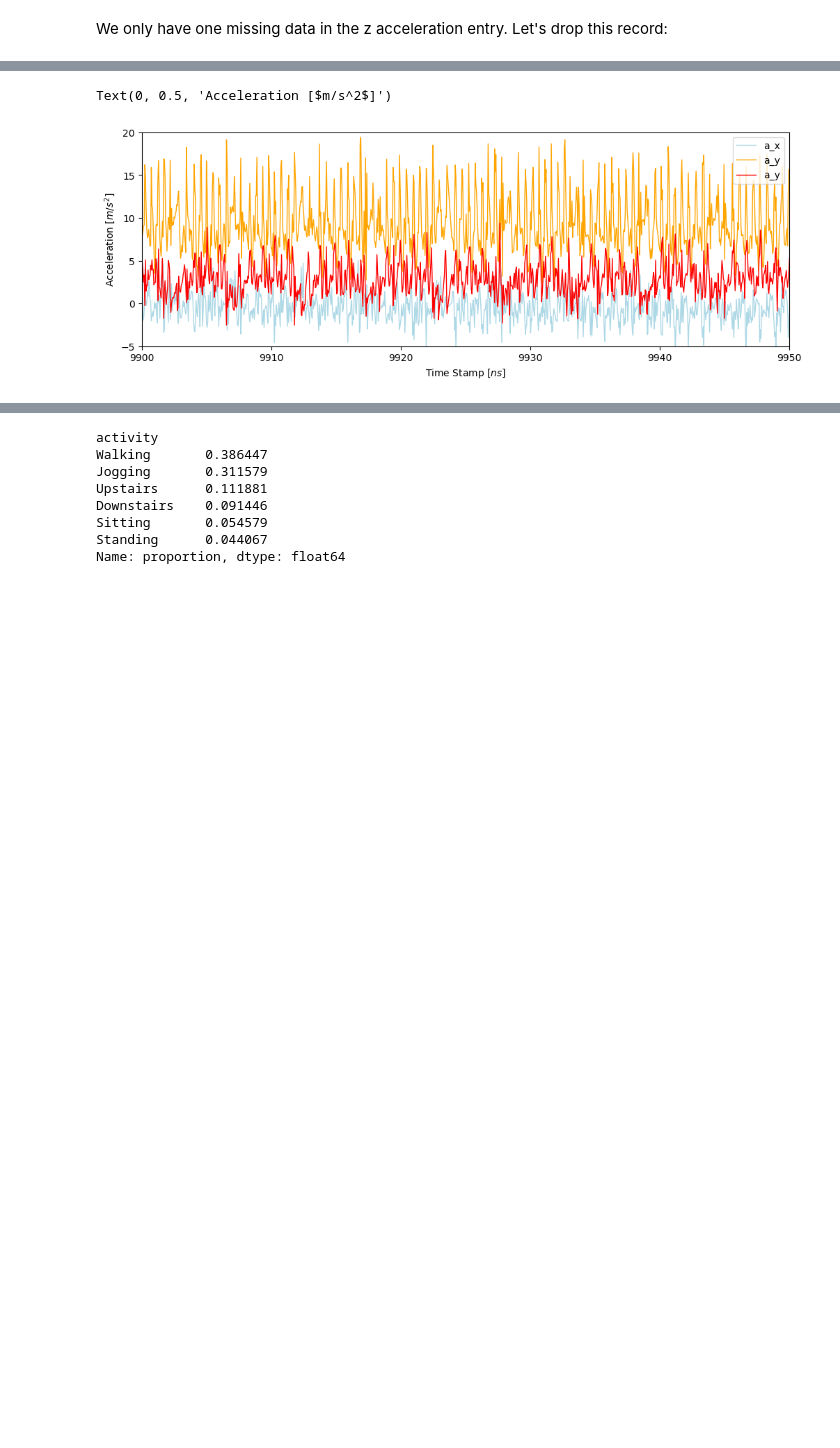
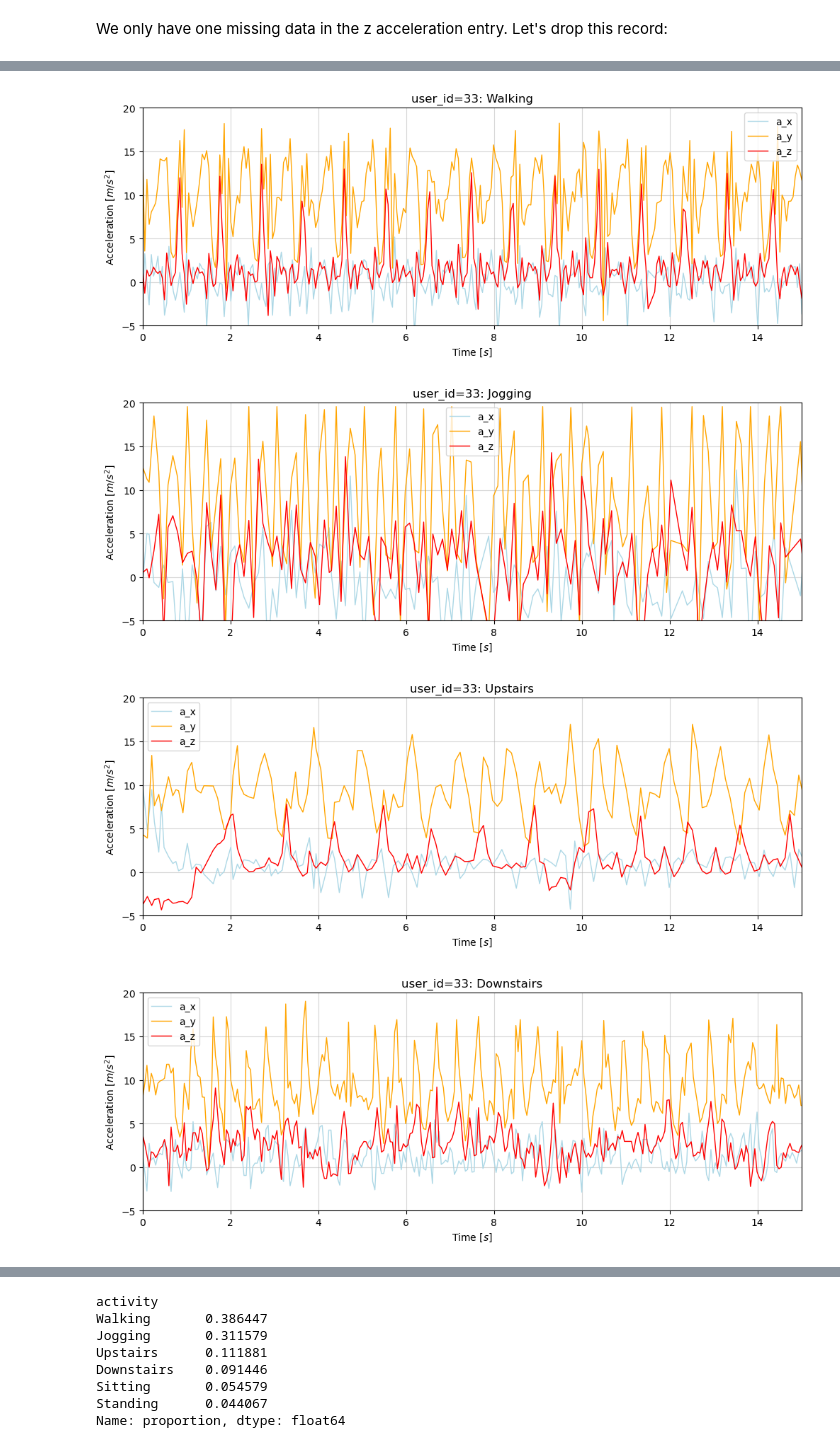
Before and after one commit to setare92-ha/activity_recognition_project, a Jupyter notebook: main.ipynb, the cells around one changed output, grey strips where cells are left out. Saved outputs shown, nothing was run; the diff lists cells and outputs as text; code cells hidden in the pictures; blank space fills up the shorter version.

```diff
--- a/main.ipynb
+++ b/main.ipynb
@@ -222,4 +237,0 @@ dft.dropna(inplace = True)
-# %%
-df_random_user = dft[dft.user_id == 33].sort_values(by='time_stamp')
-df_random_user['time_stamp'] = (df_random_user['time_stamp'] - df_random_user['time_stamp'].min() )/1E9
-df_random_user.head()
@@ -233,13 +240,25 @@ df_random_user.head()
 # %%
-fig, ax = plt.subplots(figsize=(12,4))
-df_random_user.plot(x='time_stamp', y='x', ax=ax, label = 'a_x', linewidth=1, color='lightblue')
-df_random_user.plot(x='time_stamp', y='y', ax=ax, label = 'a_y', linewidth=1, color='orange')
-df_random_user.plot(x='time_stamp', y='z', ax=ax, label = 'a_y', linewidth=1, color='r')
+def plot_timehistory(activity_type):
+    df_random_user = dft[(dft.user_id == 33) & (dft.activity ==activity_type)]
+    df_random_user = df_random_user.sort_values(by='time_stamp')
+    df_random_user.time_stamp = (df_random_user.time_stamp - df_random_user.time_stamp.min())/1E9 # seconds
 
-ax.set_xlim(9900,9950)
-ax.set_ylim(-5,20)
-ax.set_xlabel('Time Stamp [$ns$]')
-ax.set_ylabel('Acceleration [$m/s^2$]')
+    fig, ax = plt.subplots(figsize=(12,4))
+    df_random_user.plot(x='time_stamp', y='x', ax=ax, label = 'a_x', linewidth=1, color='lightblue')
+    df_random_user.plot(x='time_stamp', y='y', ax=ax, label = 'a_y', linewidth=1, color='orange')
+    df_random_user.plot(x='time_stamp', y='z', ax=ax, label = 'a_z', linewidth=1, color='r')
+
+    ax.set_xlim(0,15)
+    ax.set_ylim(-5,20)
+    ax.set_xlabel('Time [$s$]')
+    ax.set_ylabel('Acceleration [$m/s^2$]')
+    ax.set_title('user_id=33: '+activity_type)
+    ax.grid(alpha=0.5)
+
+for activity in dft['activity'].value_counts().index:
+    plot_timehistory(activity)
 # %% [output]
-Text(0, 0.5, 'Acceleration [$m/s^2$]')
-[figure, old version]
+[figure, new version]
+[figure, added]
+[figure, added]
+[figure, added]
```
Also changed, not shown: parts of 27 cells of this notebook, 2 other files.
